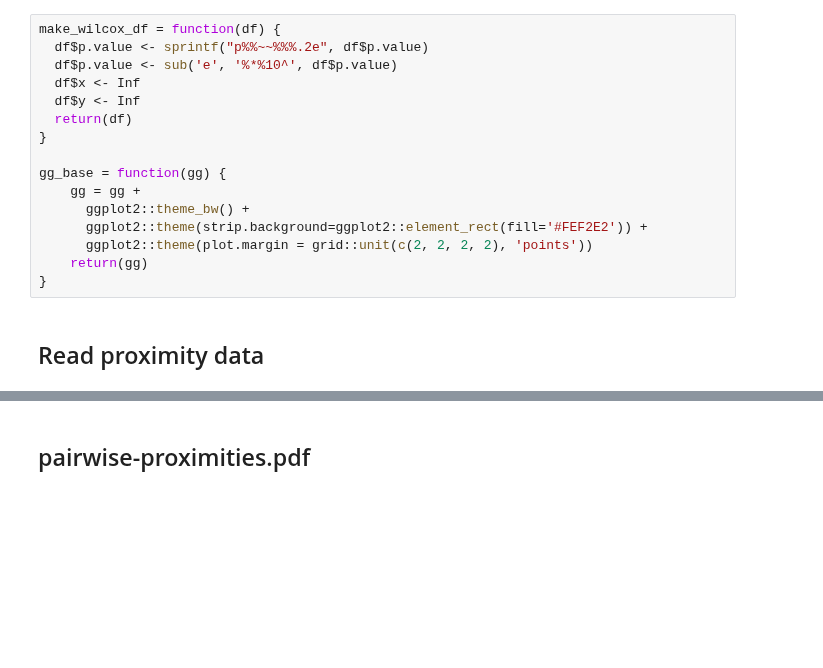
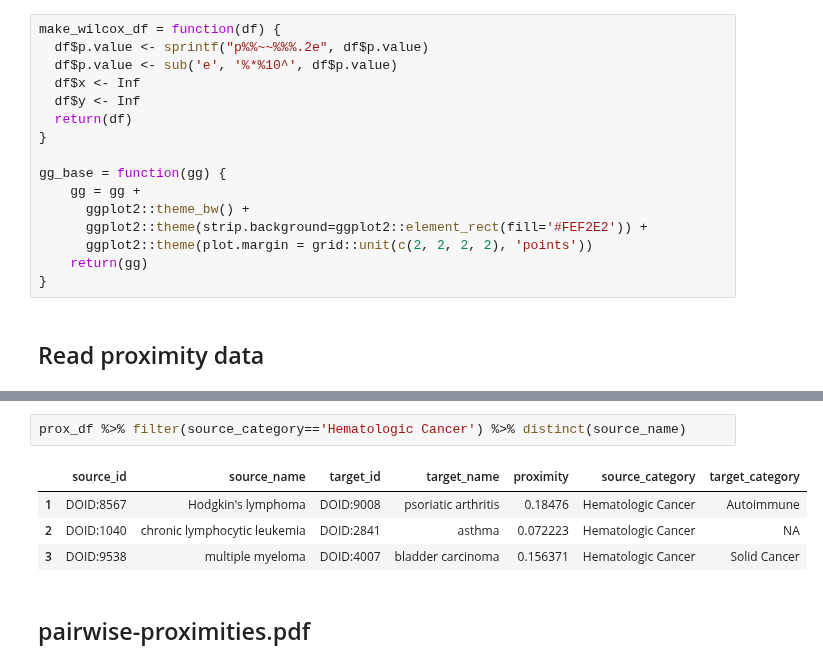
Before and after one commit to dhimmel/hodgkins, a Jupyter notebook: plotting.ipynb, the cells around one changed output, grey strips where cells are left out. Drawn from its saved outputs; the diff is of its cells as text; blank space fills up the shorter version.

```diff
--- a/plotting.ipynb
+++ b/plotting.ipynb
@@ -55,6 +55,13 @@ Joining by: "target_id"
 | 4 | DOID:10652 | Alzheimer's disease | DOID:10871 | age related macular degeneration | 0.049695 | NA | NA |
 | 5 | DOID:10652 | Alzheimer's disease | DOID:10286 | prostate carcinoma | 0.041593 | NA | Solid Cancer |
 | 6 | DOID:10652 | Alzheimer's disease | DOID:10941 | intracranial aneurysm | 0.034034 | NA | NA |
+# %%
+prox_df %>% filter(source_category=='Hematologic Cancer') %>% distinct(source_name)
+# %% [output]
+|  | source_id | source_name | target_id | target_name | proximity | source_category | target_category |
+| 1 | DOID:8567 | Hodgkin's lymphoma | DOID:9008 | psoriatic arthritis | 0.18476 | Hematologic Cancer | Autoimmune |
+| 2 | DOID:1040 | chronic lymphocytic leukemia | DOID:2841 | asthma | 0.072223 | Hematologic Cancer | NA |
+| 3 | DOID:9538 | multiple myeloma | DOID:4007 | bladder carcinoma | 0.156371 | Hematologic Cancer | Solid Cancer |
 # %% [markdown]
 ## pairwise-proximities.pdf
 # %%
```
Also changed, not shown: parts of 1 cell of this notebook, 7 other files.
